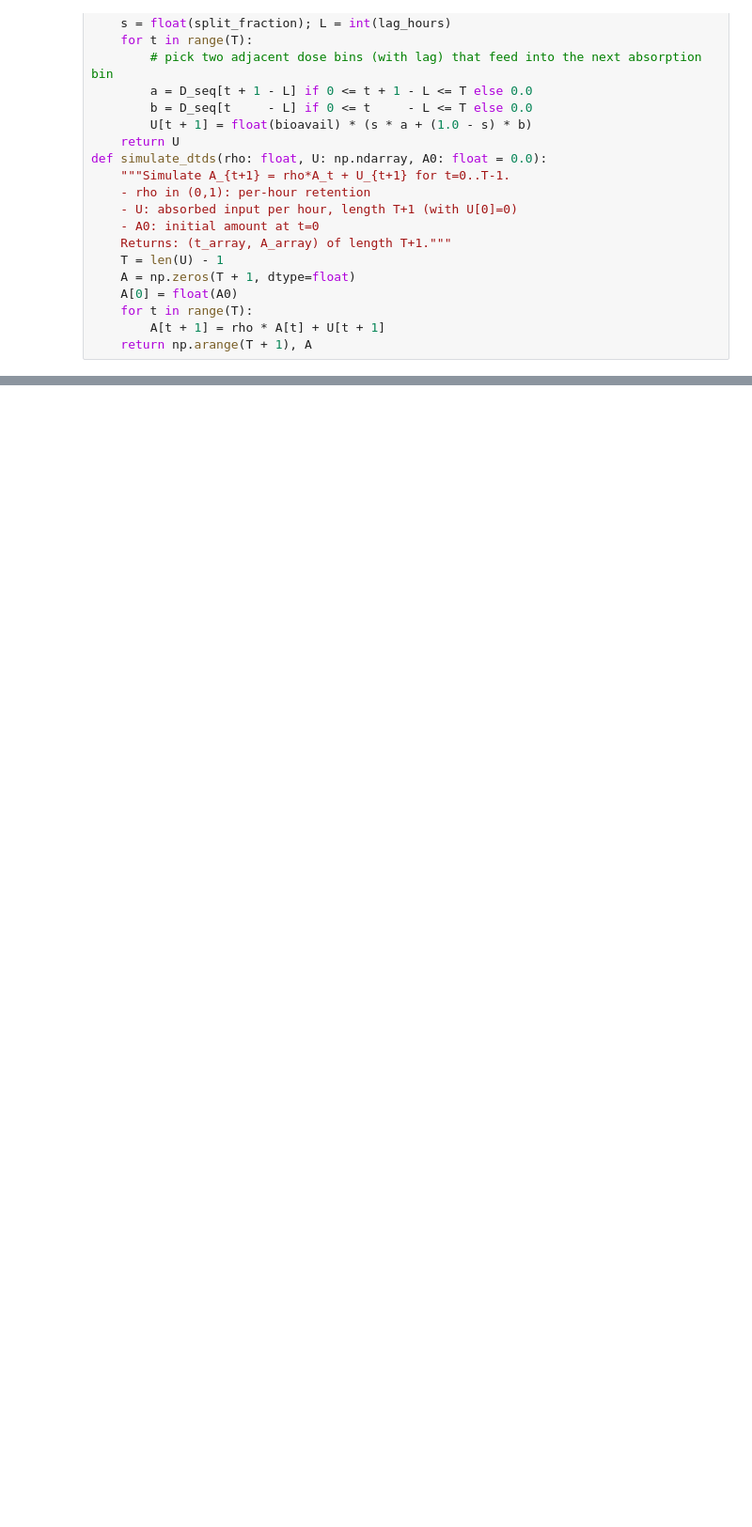
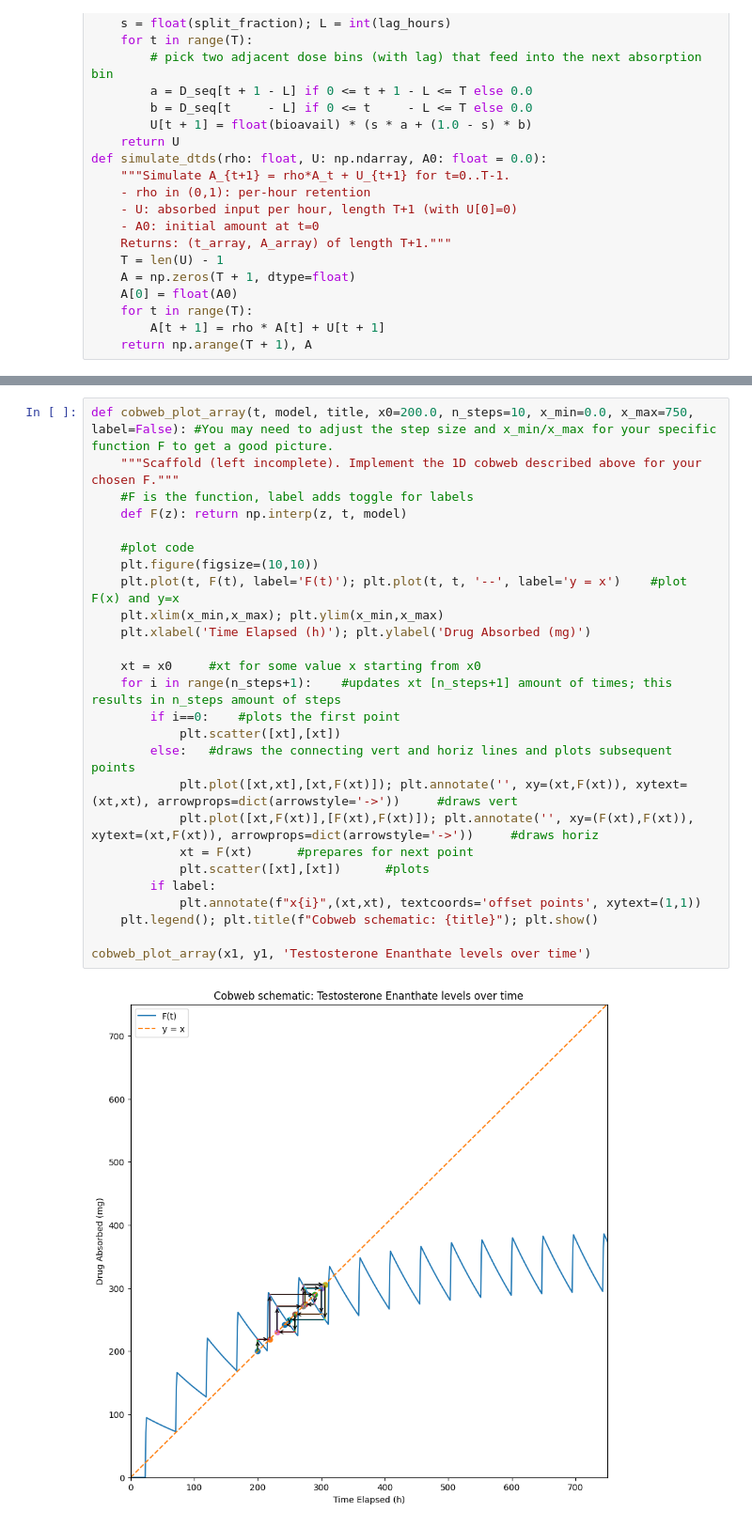
Before and after one commit to DanielCao-7/RP2-AAS-Python-Workbook, a Jupyter notebook: RP 2 - Discrete-Time Dynamical Systems - AAS.ipynb, the cells around one changed output, grey strips where cells are left out. Shown at 94% size. Drawn from its saved outputs; the diff is of its cells as text; blank space fills up the shorter version.

```diff
--- a/RP 2 - Discrete-Time Dynamical Systems - AAS.ipynb
+++ b/RP 2 - Discrete-Time Dynamical Systems - AAS.ipynb
@@ -286,0 +420,28 @@ def simulate_dtds(rho: float, U: np.ndarray, A0: float = 0.0):
+# %%
+def cobweb_plot_array(t, model, title, x0=200.0, n_steps=10, x_min=0.0, x_max=750, label=False): #You may need to adjust the step size and x_min/x_max for your specific function F to get a good picture.
+    """Scaffold (left incomplete). Implement the 1D cobweb described above for your chosen F."""
+    #F is the function, label adds toggle for labels
+    def F(z): return np.interp(z, t, model)
+
+    #plot code
+    plt.figure(figsize=(10,10))
+    plt.plot(t, F(t), label='F(t)'); plt.plot(t, t, '--', label='y = x')    #plot F(x) and y=x
+    plt.xlim(x_min,x_max); plt.ylim(x_min,x_max)
+    plt.xlabel('Time Elapsed (h)'); plt.ylabel('Drug Absorbed (mg)')
+
+    xt = x0     #xt for some value x starting from x0
+    for i in range(n_steps+1):    #updates xt [n_steps+1] amount of times; this results in n_steps amount of steps
+        if i==0:    #plots the first point
+            plt.scatter([xt],[xt])
+        else:   #draws the connecting vert and horiz lines and plots subsequent points
+            plt.plot([xt,xt],[xt,F(xt)]); plt.annotate('', xy=(xt,F(xt)), xytext=(xt,xt), arrowprops=dict(arrowstyle='->'))     #draws vert
+            plt.plot([xt,F(xt)],[F(xt),F(xt)]); plt.annotate('', xy=(F(xt),F(xt)), xytext=(xt,F(xt)), arrowprops=dict(arrowstyle='->'))     #draws horiz
+            xt = F(xt)      #prepares for next point
+            plt.scatter([xt],[xt])      #plots
+        if label:
+            plt.annotate(f"x{i}",(xt,xt), textcoords='offset points', xytext=(1,1))
+    plt.legend(); plt.title(f"Cobweb schematic: {title}"); plt.show()
+
+cobweb_plot_array(x1, y1, 'Testosterone Enanthate levels over time')
+# %% [output]
+[figure, added]
```
Also changed, not shown: parts of 22 cells of this notebook.
